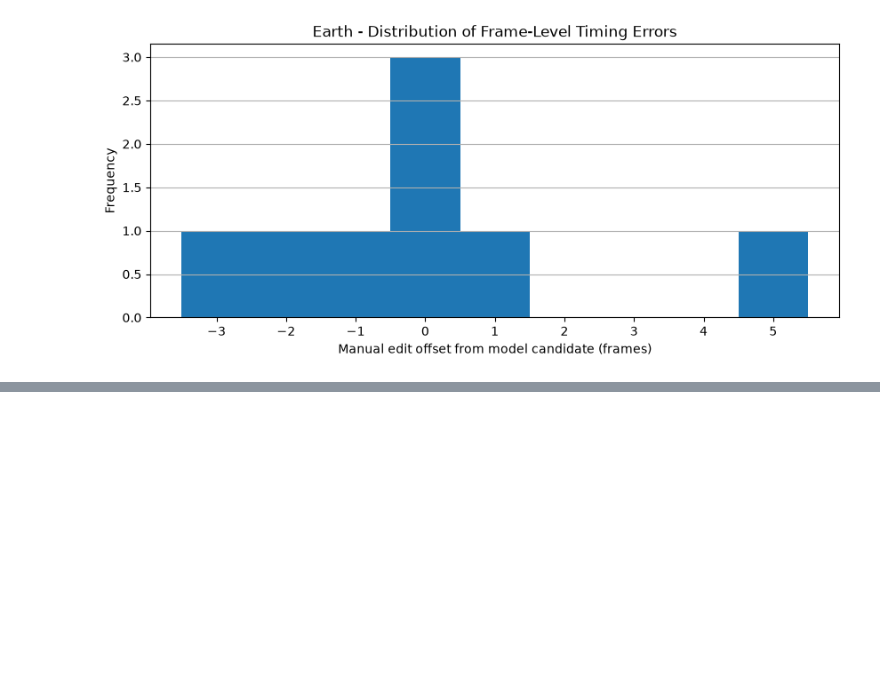
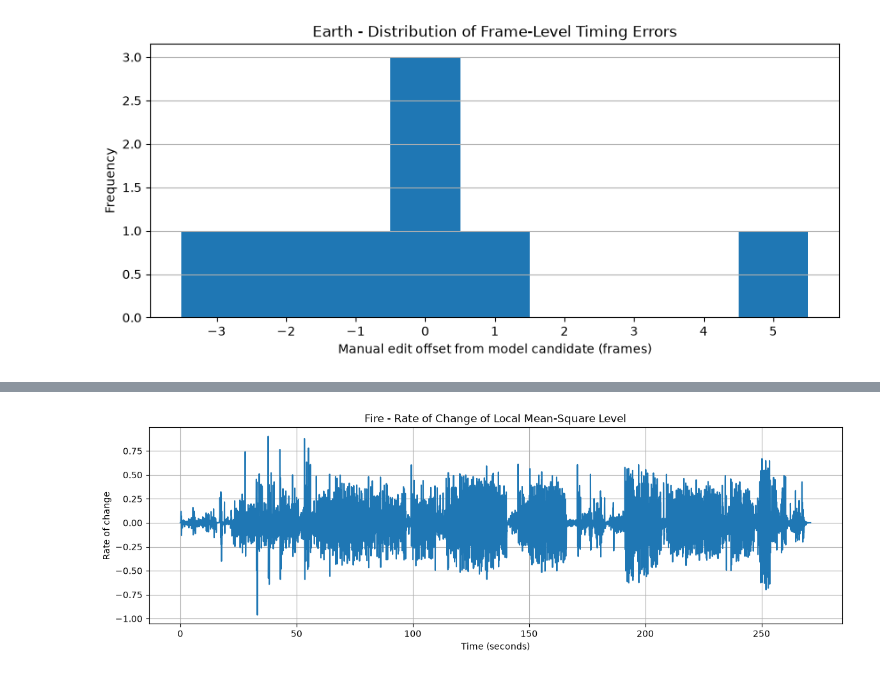
Before and after one commit to sradev81/Hidden-Pulse, a Jupyter notebook: hidden_pulse_analysis.ipynb, the cells around one changed output, grey strips where cells are left out. Saved outputs shown, nothing was run; the diff lists cells and outputs as text; code cells hidden in the pictures; blank space fills up the shorter version.

```diff
--- a/hidden_pulse_analysis.ipynb
+++ b/hidden_pulse_analysis.ipynb
@@ -717,0 +859,23 @@ plt.show()
+# %%
+energy_change_fire = np.gradient(
+    local_energy_fire,
+    window_seconds
+)
+
+plt.figure(figsize=(14, 4))
+
+plt.plot(
+    energy_time_fire,
+    energy_change_fire
+)
+
+plt.xlabel("Time (seconds)")
+plt.ylabel("Rate of change")
+plt.title(
+    "Fire - Rate of Change of Local Mean-Square Level"
+)
+plt.grid()
+
+plt.show()
+# %% [output]
+[figure, added]
```
Also changed, not shown: parts of 20 cells of this notebook, 3 other files.
